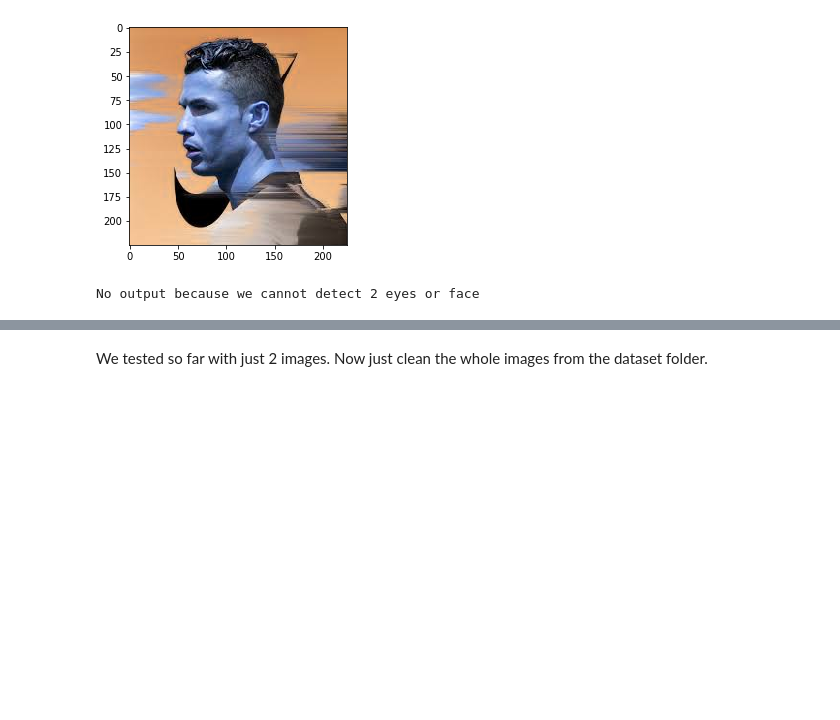
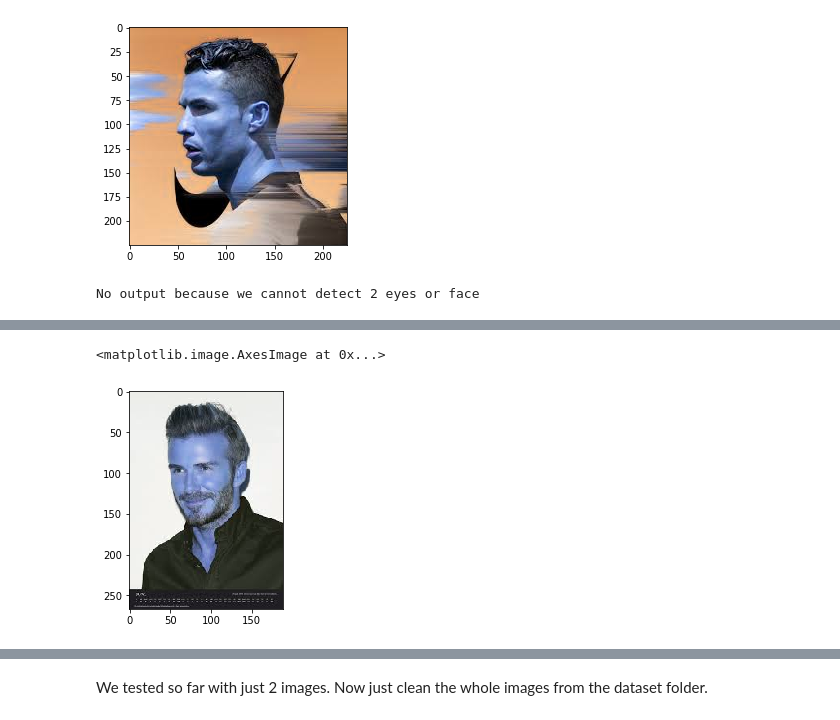
Before and after one commit to subedisau/Basic-code, a Jupyter notebook: face_identification.ipynb, the cells around one changed output, grey strips where cells are left out. Drawn from its saved outputs; the diff is of its cells as text; code cells hidden in the pictures; blank space fills up the shorter version.

```diff
--- a/face_identification.ipynb
+++ b/face_identification.ipynb
@@ -110,0 +144,6 @@ No output because we cannot detect 2 eyes or face
+# %%
+img4 = cv2.imread('C:/Users/subed/SportsPersonClassifier/model/test_picture/beckham1.jpg')
+plt.imshow(img4)
+# %% [output]
+<matplotlib.image.AxesImage at 0x...>
+[figure, added]
```
Also changed, not shown: parts of 18 cells of this notebook.
